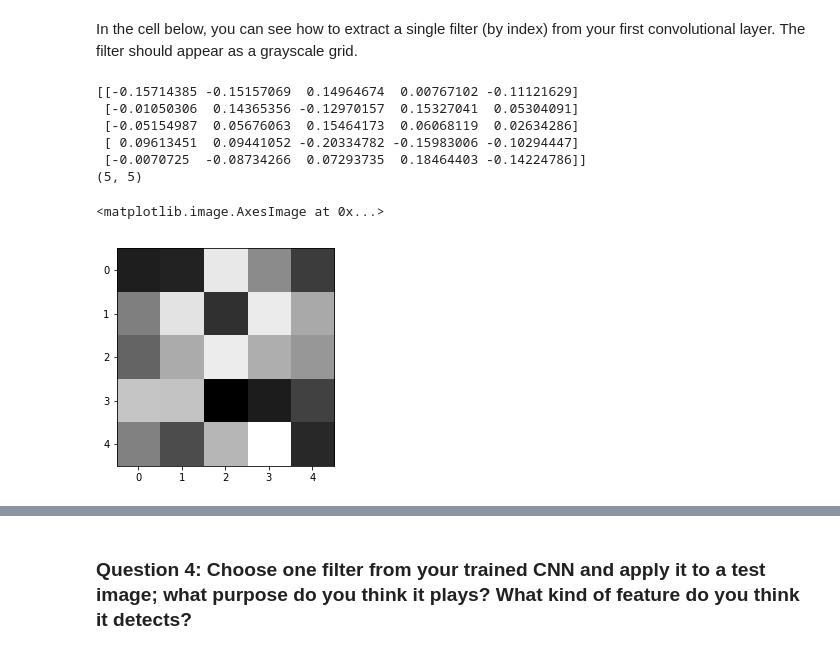
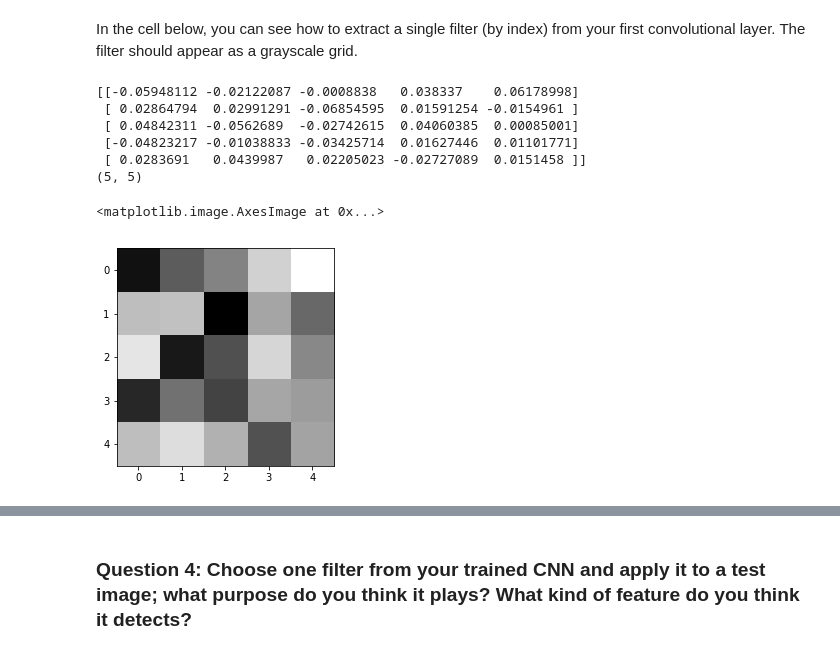
Before and after one commit to BrunoEduardoCSantos/Facial_Keypoints, a Jupyter notebook: 2. Define the Network Architecture.ipynb, the cells around one changed output, grey strips where cells are left out. Cells and saved outputs as stored; diff of their text form; code cells hidden in the pictures.

```diff
--- a/2. Define the Network Architecture.ipynb
+++ b/2. Define the Network Architecture.ipynb
@@ -515,26 +517,26 @@ In the cell below, you can see how to extract a single filter (by index) from yo
 # %%
 # Get the weights in the first conv layer, "conv1"
 # if necessary, change this to reflect the name of your first conv layer
 weights1 = net.conv1.weight.data
 
 w = weights1.numpy()
 
-filter_index = 0
+filter_index = 3
 
 print(w[filter_index][0])
 print(w[filter_index][0].shape)
 
 # display the filter weights
 plt.imshow(w[filter_index][0], cmap='gray')
 # %% [output]
-[[-0.15714385 -0.15157069  0.14964674  0.00767102 -0.11121629]
- [-0.01050306  0.14365356 -0.12970157  0.15327041  0.05304091]
- [-0.05154987  0.05676063  0.15464173  0.06068119  0.02634286]
- [ 0.09613451  0.09441052 -0.20334782 -0.15983006 -0.10294447]
- [-0.0070725  -0.08734266  0.07293735  0.18464403 -0.14224786]]
+[[-0.05948112 -0.02122087 -0.0008838   0.038337    0.06178998]
+ [ 0.02864794  0.02991291 -0.06854595  0.01591254 -0.0154961 ]
+ [ 0.04842311 -0.0562689  -0.02742615  0.04060385  0.00085001]
+ [-0.04823217 -0.01038833 -0.03425714  0.01627446  0.01101771]
+ [ 0.0283691   0.0439987   0.02205023 -0.02727089  0.0151458 ]]
 (5, 5)
 <matplotlib.image.AxesImage at 0x...>
-[figure, old version]
+[figure, new version]
 # %% [markdown]
 ## Feature maps
 
```
Also changed, not shown: parts of 20 cells of this notebook, 2 other files.
